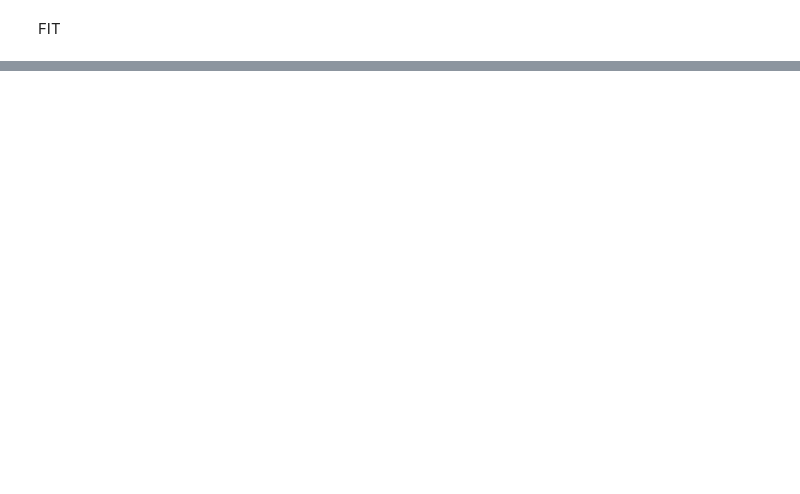
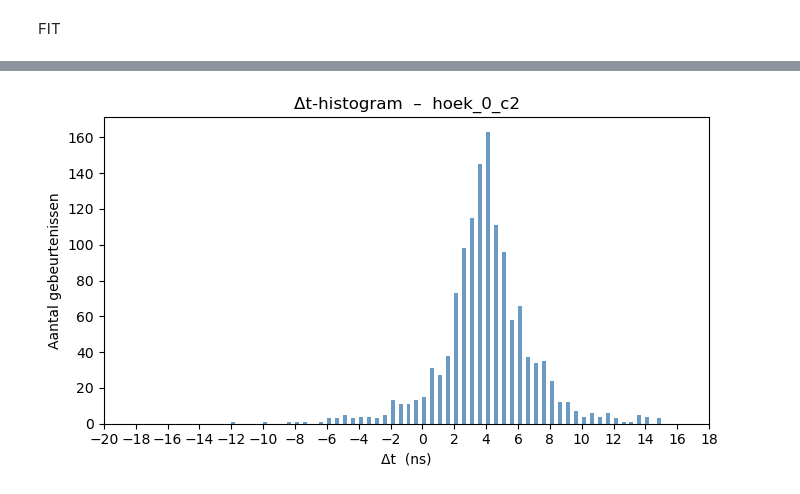
Before and after one commit to sude-larabildirici/2025-Projects_Team-4-Measurement-of-the-Asymmetry-of-the-Cosmic-Muon-Flux, a Jupyter notebook: muon_data_analyse_final.ipynb, the cells around one changed output, grey strips where cells are left out. Drawn from its saved outputs; the diff is of its cells as text; code cells hidden in the pictures; blank space fills up the shorter version.

```diff
--- a/muon_data_analyse_final.ipynb
+++ b/muon_data_analyse_final.ipynb
@@ -351 +438,24 @@ angle
 60     0.00   0.09% -0.25 -12.00%
+# %%
+FILE_TO_PLOT = "hoek_0_c2.csv"
+
+df_run = pd.read_csv(FILE_TO_PLOT)
+dt = df_run["Delta times (ns)"].dropna().astype(float)
+
+# tekenflip voor pc 2
+if "_c2" in FILE_TO_PLOT:
+    dt = -dt
+
+plt.figure(figsize=(7,4))
+plt.hist(dt, bins=120, range=(-15, 15),
+         orientation="vertical", color="steelblue", alpha=0.8)
+
+plt.xticks(range(-20, 20, 2))
+
+plt.ylabel("Aantal gebeurtenissen")   # y-as = counts
+plt.xlabel("Δt  (ns)")                # x-as = tijdverschil
+plt.title(f"Δt-histogram  –  {Path(FILE_TO_PLOT).stem}")
+plt.tight_layout()
+plt.show()
+# %% [output]
+[figure, added]
```
Also changed, not shown: parts of 10 cells of this notebook.
